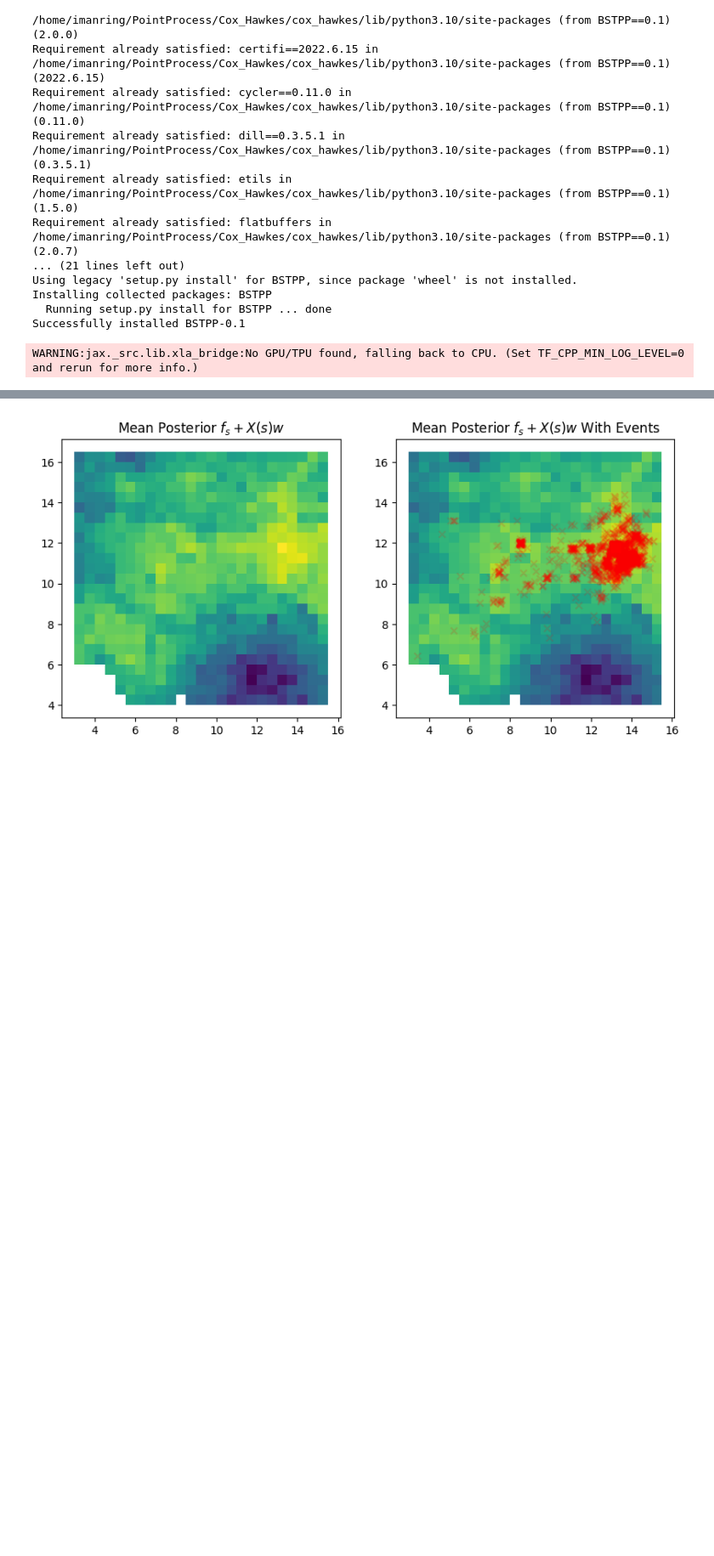
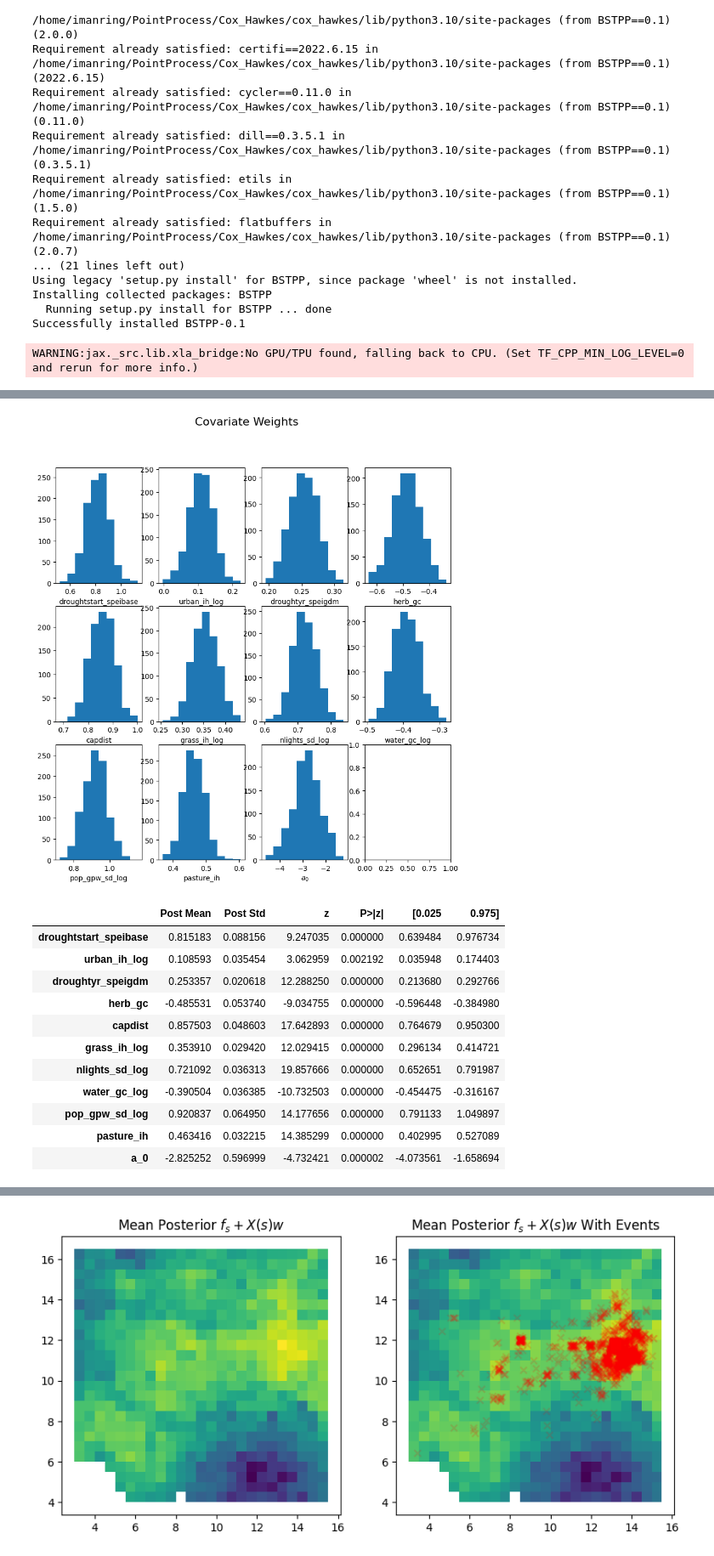
Before and after one commit to imanring/BSTPP, a Jupyter notebook: demo.ipynb, the cells around one changed output, grey strips where cells are left out. Shown: that part at 85% size. Cells and saved outputs as stored; diff of their text form; code cells hidden in the pictures; blank space fills up the shorter version.

```diff
--- a/demo.ipynb
+++ b/demo.ipynb
@@ -99,3 +92,20 @@ Mean trigger time: 76.9 days
+# %%
+model.cov_weight_post_summary(plot_file=f'output/{model_name}/cov_post_hist.png',
+                              summary_file=f'output/{model_name}/cov_par_summary.csv')
+# %% [output]
+[figure, added]
+|  | Post Mean | Post Std | z | P>|z| | [0.025 | 0.975] |
+| droughtstart_speibase | 0.815183 | 0.088156 | 9.247035 | 0.000000 | 0.639484 | 0.976734 |
+| urban_ih_log | 0.108593 | 0.035454 | 3.062959 | 0.002192 | 0.035948 | 0.174403 |
+| droughtyr_speigdm | 0.253357 | 0.020618 | 12.288250 | 0.000000 | 0.213680 | 0.292766 |
+| herb_gc | -0.485531 | 0.053740 | -9.034755 | 0.000000 | -0.596448 | -0.384980 |
+| capdist | 0.857503 | 0.048603 | 17.642893 | 0.000000 | 0.764679 | 0.950300 |
+| grass_ih_log | 0.353910 | 0.029420 | 12.029415 | 0.000000 | 0.296134 | 0.414721 |
+| nlights_sd_log | 0.721092 | 0.036313 | 19.857666 | 0.000000 | 0.652651 | 0.791987 |
+| water_gc_log | -0.390504 | 0.036385 | -10.732503 | 0.000000 | -0.454475 | -0.316167 |
+| pop_gpw_sd_log | 0.920837 | 0.064950 | 14.177656 | 0.000000 | 0.791133 | 1.049897 |
+| pasture_ih | 0.463416 | 0.032215 | 14.385299 | 0.000000 | 0.402995 | 0.527089 |
+| a_0 | -2.825252 | 0.596999 | -4.732421 | 0.000002 | -4.073561 | -1.658694 |
 # %%
 model.cov_weight_post_summary(plot_file=f'output/{model_name}/cov_post_hist.png',
                               summary_file=f'output/{model_name}/cov_par_summary.csv')
```
Also changed, not shown: parts of 14 cells of this notebook, 11 other files.
